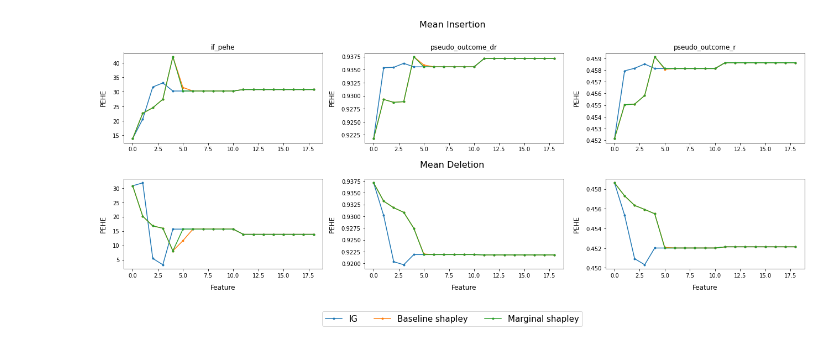
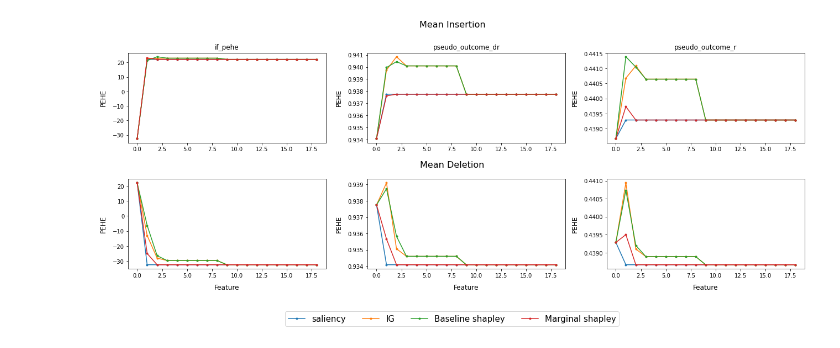
Before and after one commit to q8888620002/LIFT-XAI, a Jupyter notebook: notebooks/subgroup_ist3.ipynb, the cells around one changed output. Saved outputs shown, nothing was run; the diff lists cells and outputs as text; code cells hidden in the pictures.

Commit message:
fixed bugs in insertion deletion

```diff
--- a/notebooks/subgroup_ist3.ipynb
+++ b/notebooks/subgroup_ist3.ipynb
@@ -85,15 +85,21 @@ def feature_idx(
         by='count (%)',
         ascending=False
     )
+
+
+    outcome_col = "aliveind6"
+    treatment_col = "itt_treat"
+
     print(df_sorted["feature"].head(5).tolist())
 
+    columns = x.drop([treatment_col, outcome_col], axis=1).columns
+
     if features != None:
-        indices  = [ x.columns.get_loc(col) for col in features ]
+        indices  = [ columns.get_loc(col) for col in features ]
 
     else:
-        indices  = [ x.columns.get_loc(col) for col in df_sorted["feature"].head(5) ]
+        indices  = [ columns.get_loc(col) for col in df_sorted["feature"].head(5) ]
 
-    indices = [i-1 if i > treatment_index else i for i in indices]
 
     return indices
 # %%
@@ -195,6 +184,6 @@ def gen_data(random_state=0):
     return x, x_train, x_test, w_train, w_test, y_train, y_test
 # %%
-learner = "xlearner"
+learner = "TLearner"
 dataset = "ist3"
 shuffle = True
 seeds = [0,1,2,3,4]
@@ -219,7 +208,7 @@ for i , seed in enumerate(seeds):
 
     explainers = {
         # "shap": feature_idx(x, "shap","ist3", learner, shuffle),
-        "baseline_shap ": feature_idx(x, "baseline_shap ",dataset, learner, shuffle ),
+        "baseline_shap ": feature_idx(x, "baseline_shap",dataset, learner, shuffle ),
         "marginal_shap": feature_idx(x, "marginal_shap",dataset, learner, shuffle),
         "ig": feature_idx(x, "ig", dataset,learner, shuffle),
         "new": feature_idx(
@@ -424,8 +423,9 @@ original 0.018109779455123664
 # %%
-learner = "xlearner"
+learner = "XLearner"
 shuffle = "True"
 
 explainers = [
+    "saliency",
     "integrated_gradients",
     "baseline_shapley_value_sampling",
     "marginal_shapley_value_sampling"
@@ -447,9 +447,9 @@ auroc_all = {exp: [] for exp in explainers}
 
 # Loop over the different files
 
-seeds = [0, 1, 2,3,4]
+seeds = [0, 1, 2,3, 4]
 
-for file_num in range(2):  # assuming there are 5 files, from 0 to 4
+for i, file_num in enumerate(seeds):  # assuming there are 5 files, from 0 to 4
 
     # if file_num not in [1]:
 
@@ -461,7 +461,6 @@ for file_num in range(2):  # assuming there are 5 files, from 0 to 4
             insertion_results_all[exp][selection_type].append((results[exp_index][2][selection_type]))
             deletion_results_all[exp][selection_type].append((results[exp_index][3][selection_type]))
             auroc_all[exp].append(results[exp_index][5])
-
 
 
 # Create a grid for subplots
@@ -489,6 +488,10 @@ for i, selection_type in enumerate(selection_types):
         deletion_results_mean = np.mean(deletion_results_all[exp][selection_type], axis=0)
         features_num = len(insertion_results_mean)
 
+
+        insertion_results_std = np.std(insertion_results_all[exp][selection_type], axis=0)/np.sqrt(len(seeds))
+        deletion_results_std = np.std(deletion_results_all[exp][selection_type], axis=0)/np.sqrt(len(seeds))
+
         # Insertion subplot
         ax1 = plt.subplot(gs[0, i])
         ax1.set_title(f"{selection_type}")
@@ -496,11 +499,13 @@ for i, selection_type in enumerate(selection_types):
 
         # Plot and store the line and label for legend
         line, = ax1.plot(range(features_num), insertion_results_mean, '-o', markersize=3)
+        # ax1.fill_between(range(features_num), insertion_results_mean - insertion_results_std, insertion_results_mean + insertion_results_std, alpha=0.2)
 
         # Deletion subplot
         ax2 = plt.subplot(gs[1, i])
         ax2.set_ylabel('PEHE', fontsize=12, labelpad=10)
         ax2.plot(range(features_num), deletion_results_mean, '-o', markersize=3)
+        # ax2.fill_between(range(features_num), deletion_results_mean - deletion_results_std, deletion_results_mean + deletion_results_std, alpha=0.2)
 
         # Add the line handle and label only if it doesn't exist
         if label not in labels:
@@ -520,33 +525,33 @@ fig.text(0.5, 0.52, "Mean Deletion", ha='center', fontsize=16)
 # Move legend below the second row
 fig.legend(handles, labels, loc='upper center', bbox_to_anchor=(0.5, 0.08), fontsize=15, ncol=len(labels))
 
 # Adjust layout and add more space for the main titles
 plt.tight_layout()
 plt.subplots_adjust(top=0.88, hspace=0.4, bottom=0.2)
 plt.show()
 
 
 # # Function to calculate the percentage contribution of cumulative PEHE up to nth feature relative to the total PEHE at final feature
 # def calc_cumulative_contribution(n, data):
 #     if n >= len(data):
 #         raise ValueError(f"Feature index {n} is out of bounds for data of length {len(data)}")
 #     percentage_contribution = (data[-1] - data[n] / data[-1]) * 100
 #     return percentage_contribution
 
 # # Let's say you want the cumulative contribution of PEHE when up to the 5th feature is added
 # n = 4
 
 # # Loop through each explainer and selection type
 # for exp in explainers:
 #     for selection_type in selection_types:
 #         # Get the cumulative PEHE for each feature
 #         pehe_values = np.mean(insertion_results_all[exp][selection_type], axis=0)
 #         percentage_contribution = calc_cumulative_contribution(n, pehe_values)
 
 #         # Print the percentage contribution of PEHE up to nth feature
 #         print(f"For {exp} with {selection_type} selection:")
 #         print(f"Percentage contribution of PEHE up to {n+1}th feature: {percentage_contribution}%")
 # %% [output]
-[figure, old version]
+[figure, new version]
 # %%
 auroc_results  = {exp:np.mean(result) for exp, result in auroc_all.items()}
```
Also changed, not shown: parts of 3 cells of this notebook, 6 other files.
